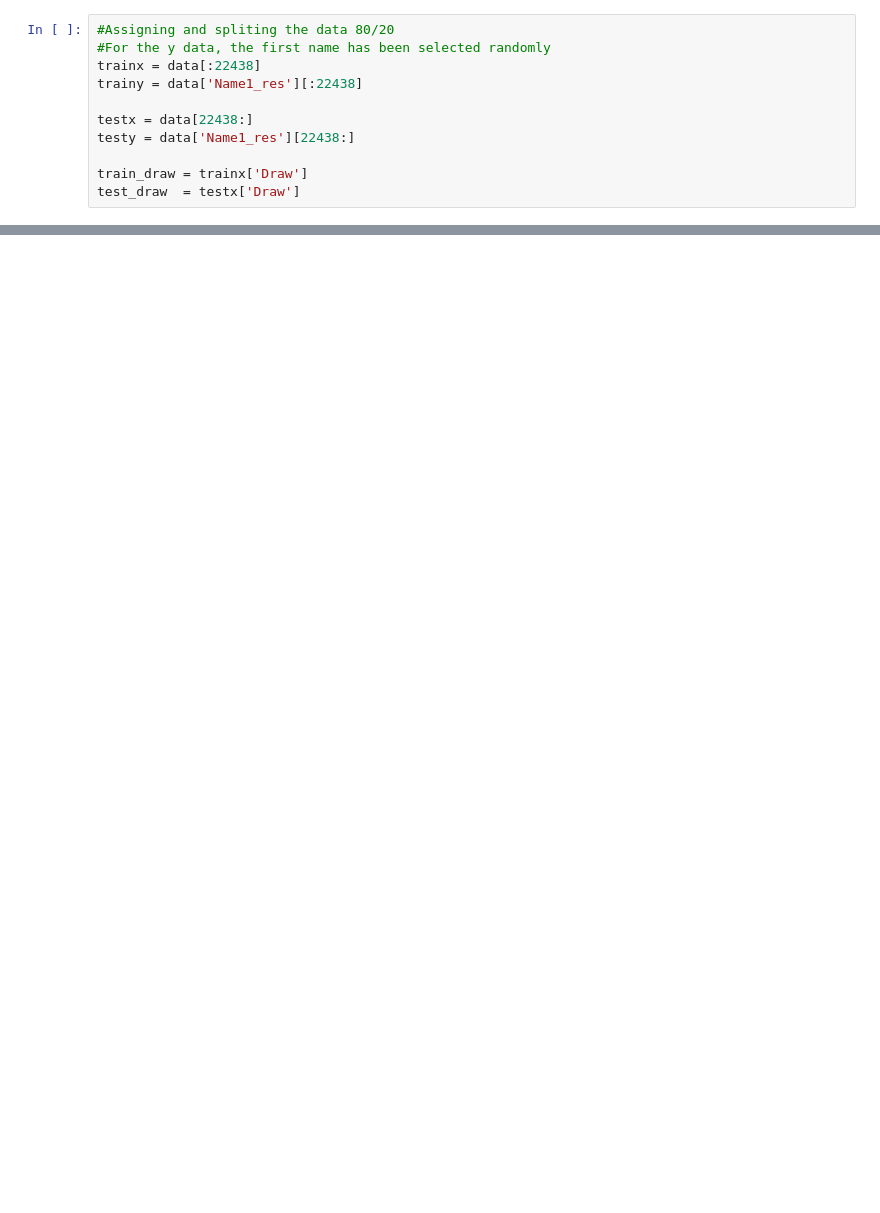
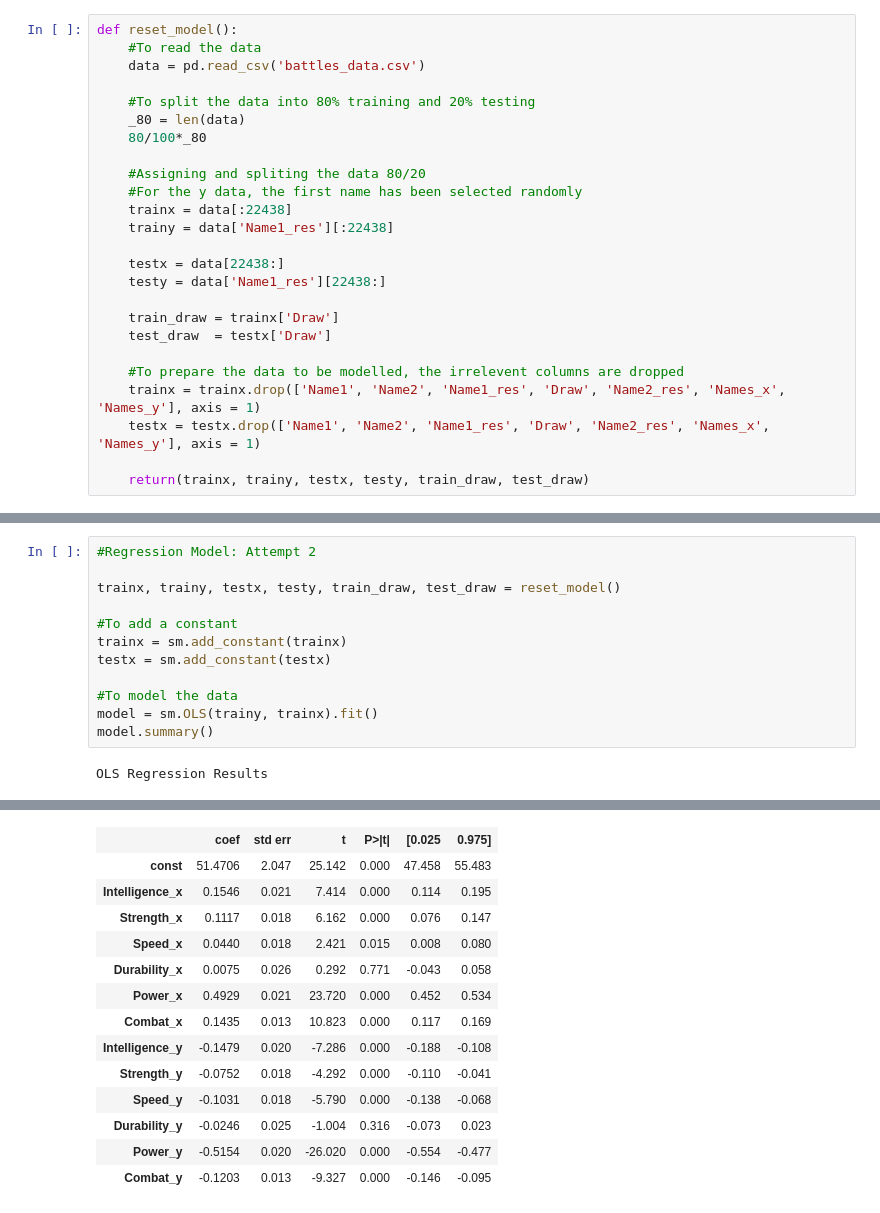
Before and after one commit to BiancaSeifert/Battle_Project, a Jupyter notebook: 3-Model.ipynb, the cells around one changed output, grey strips where cells are left out. Cells and saved outputs as stored; diff of their text form; blank space fills up the shorter version.

```diff
--- a/3-Model.ipynb
+++ b/3-Model.ipynb
@@ -33,11 +13,25 @@ _80 = len(data)
 # %%
-#Assigning and spliting the data 80/20
-#For the y data, the first name has been selected randomly
-trainx = data[:22438]
-trainy = data['Name1_res'][:22438]
+def reset_model():
+    #To read the data
+    data = pd.read_csv('battles_data.csv')
 
-testx = data[22438:]
-testy = data['Name1_res'][22438:]
+    #To split the data into 80% training and 20% testing
+    _80 = len(data)
+    80/100*_80
 
-train_draw = trainx['Draw']
-test_draw  = testx['Draw']
+    #Assigning and spliting the data 80/20
+    #For the y data, the first name has been selected randomly
+    trainx = data[:22438]
+    trainy = data['Name1_res'][:22438]
+
+    testx = data[22438:]
+    testy = data['Name1_res'][22438:]
+
+    train_draw = trainx['Draw']
+    test_draw  = testx['Draw']
+
+    #To prepare the data to be modelled, the irrelevent columns are dropped
+    trainx = trainx.drop(['Name1', 'Name2', 'Name1_res', 'Draw', 'Name2_res', 'Names_x', 'Names_y'], axis = 1)
+    testx = testx.drop(['Name1', 'Name2', 'Name1_res', 'Draw', 'Name2_res', 'Names_x', 'Names_y'], axis = 1)
+
+    return(trainx, trainy, testx, testy, train_draw, test_draw)
@@ -43,0 +81,14 @@ test_draw  = testx['Draw']
+# %%
+#Regression Model: Attempt 2
+
+trainx, trainy, testx, testy, train_draw, test_draw = reset_model()
+
+#To add a constant
+trainx = sm.add_constant(trainx)
+testx = sm.add_constant(testx)
+
+#To model the data
+model = sm.OLS(trainy, trainx).fit()
+model.summary()
+# %% [output]
+OLS Regression Results
@@ -43,0 +104,14 @@ test_draw  = testx['Draw']
+|  | coef | std err | t | P>|t| | [0.025 | 0.975] |
+| const | 51.4706 | 2.047 | 25.142 | 0.000 | 47.458 | 55.483 |
+| Intelligence_x | 0.1546 | 0.021 | 7.414 | 0.000 | 0.114 | 0.195 |
+| Strength_x | 0.1117 | 0.018 | 6.162 | 0.000 | 0.076 | 0.147 |
+| Speed_x | 0.0440 | 0.018 | 2.421 | 0.015 | 0.008 | 0.080 |
+| Durability_x | 0.0075 | 0.026 | 0.292 | 0.771 | -0.043 | 0.058 |
+| Power_x | 0.4929 | 0.021 | 23.720 | 0.000 | 0.452 | 0.534 |
+| Combat_x | 0.1435 | 0.013 | 10.823 | 0.000 | 0.117 | 0.169 |
+| Intelligence_y | -0.1479 | 0.020 | -7.286 | 0.000 | -0.188 | -0.108 |
+| Strength_y | -0.0752 | 0.018 | -4.292 | 0.000 | -0.110 | -0.041 |
+| Speed_y | -0.1031 | 0.018 | -5.790 | 0.000 | -0.138 | -0.068 |
+| Durability_y | -0.0246 | 0.025 | -1.004 | 0.316 | -0.073 | 0.023 |
+| Power_y | -0.5154 | 0.020 | -26.020 | 0.000 | -0.554 | -0.477 |
+| Combat_y | -0.1203 | 0.013 | -9.327 | 0.000 | -0.146 | -0.095 |
```
Also changed, not shown: parts of 24 cells of this notebook.
